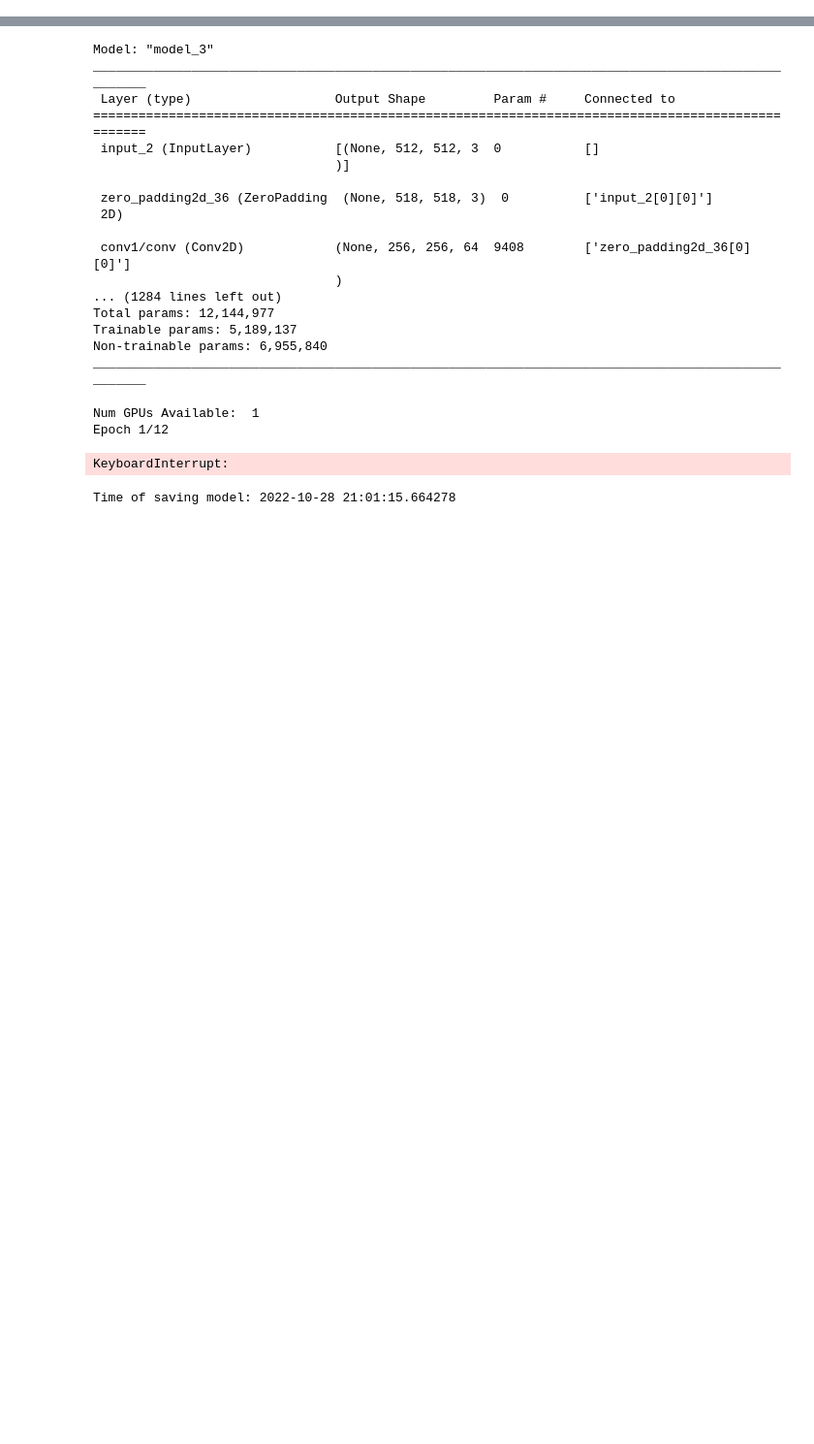
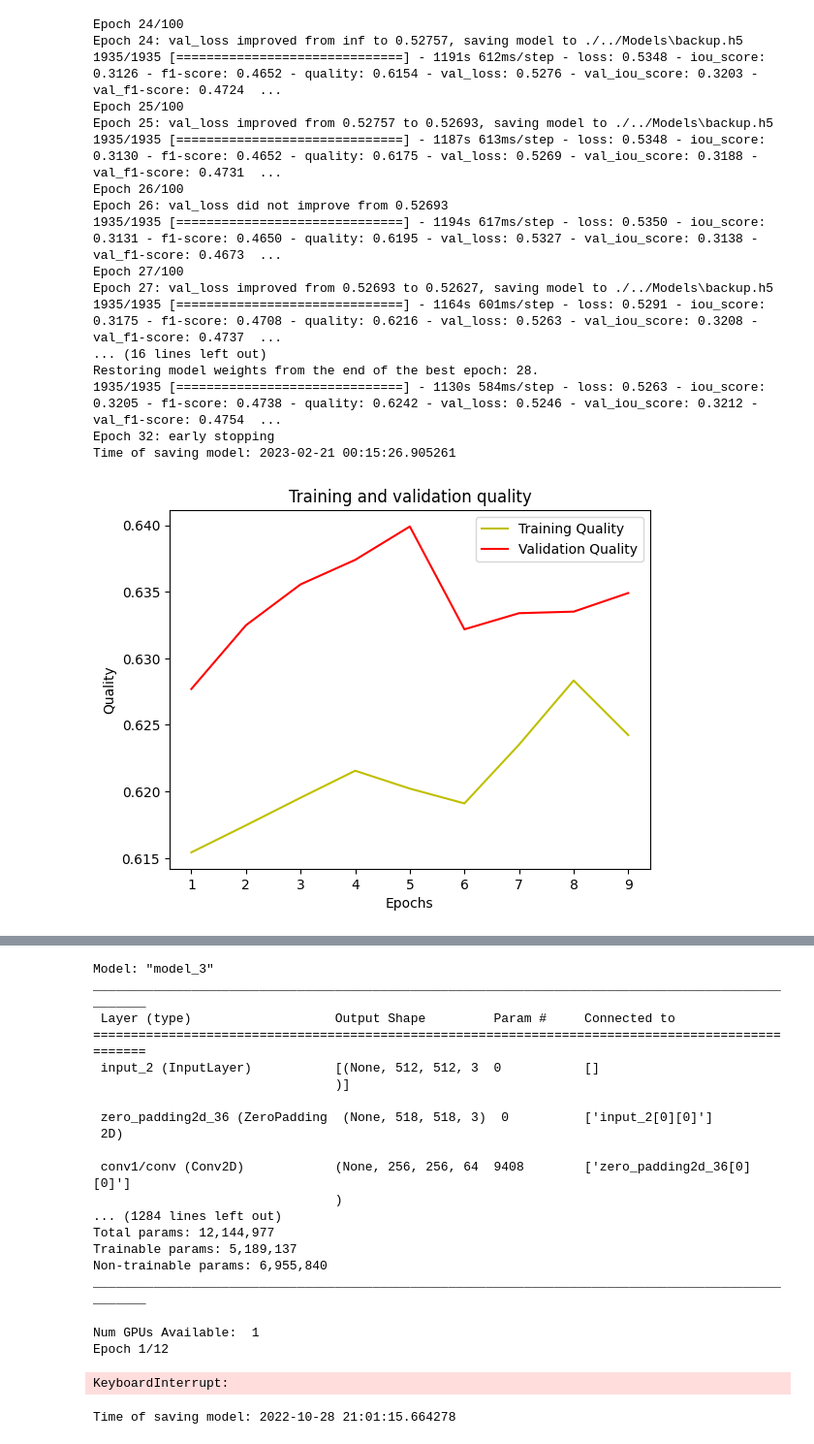
Before and after one commit to bicycle-lane-detector/detector, a Jupyter notebook: src/pre-training-imagenet.ipynb, the cells around one changed output, grey strips where cells are left out. Shown at 97% size. Saved outputs shown, nothing was run; the diff lists cells and outputs as text; code cells hidden in the pictures; blank space fills up the shorter version.

```diff
--- a/src/pre-training-imagenet.ipynb
+++ b/src/pre-training-imagenet.ipynb
@@ -68 +74,26 @@ Non-trainable params: 4,032
 __________________________________________________________________________________________________
+# %%
+history = model.fit(train_gen.data,  validation_data=val_gen.data, steps_per_epoch=train_gen.samplesPerBatch, validation_steps=val_gen.samplesPerBatch, callbacks=list(callbacks), epochs=EPOCHS, verbose=1, initial_epoch=23) #,
+
+model_path = f"./../Models/color-aug/dbunet.h5"
+save_model(model, model_path=model_path, csv_history_path_to_delete=BACKUP_HISTORY_PATH)
+plot_history(model.history, model_path)
+# %% [output]
+Epoch 24/100
+Epoch 24: val_loss improved from inf to 0.52757, saving model to ./../Models\backup.h5
+1935/1935 [==============================] - 1191s 612ms/step - loss: 0.5348 - iou_score: 0.3126 - f1-score: 0.4652 - quality: 0.6154 - val_loss: 0.5276 - val_iou_score: 0.3203 - val_f1-score: 0.4724  ...
+Epoch 25/100
+Epoch 25: val_loss improved from 0.52757 to 0.52693, saving model to ./../Models\backup.h5
+1935/1935 [==============================] - 1187s 613ms/step - loss: 0.5348 - iou_score: 0.3130 - f1-score: 0.4652 - quality: 0.6175 - val_loss: 0.5269 - val_iou_score: 0.3188 - val_f1-score: 0.4731  ...
+Epoch 26/100
+Epoch 26: val_loss did not improve from 0.52693
+1935/1935 [==============================] - 1194s 617ms/step - loss: 0.5350 - iou_score: 0.3131 - f1-score: 0.4650 - quality: 0.6195 - val_loss: 0.5327 - val_iou_score: 0.3138 - val_f1-score: 0.4673  ...
+Epoch 27/100
+Epoch 27: val_loss improved from 0.52693 to 0.52627, saving model to ./../Models\backup.h5
+1935/1935 [==============================] - 1164s 601ms/step - loss: 0.5291 - iou_score: 0.3175 - f1-score: 0.4708 - quality: 0.6216 - val_loss: 0.5263 - val_iou_score: 0.3208 - val_f1-score: 0.4737  ...
+... (16 lines left out)
+Restoring model weights from the end of the best epoch: 28.
+1935/1935 [==============================] - 1130s 584ms/step - loss: 0.5263 - iou_score: 0.3205 - f1-score: 0.4738 - quality: 0.6242 - val_loss: 0.5246 - val_iou_score: 0.3212 - val_f1-score: 0.4754  ...
+Epoch 32: early stopping
+Time of saving model: 2023-02-21 00:15:26.905261
+[figure, added]
```
Also changed, not shown: parts of 5 cells of this notebook, 1 other file.
